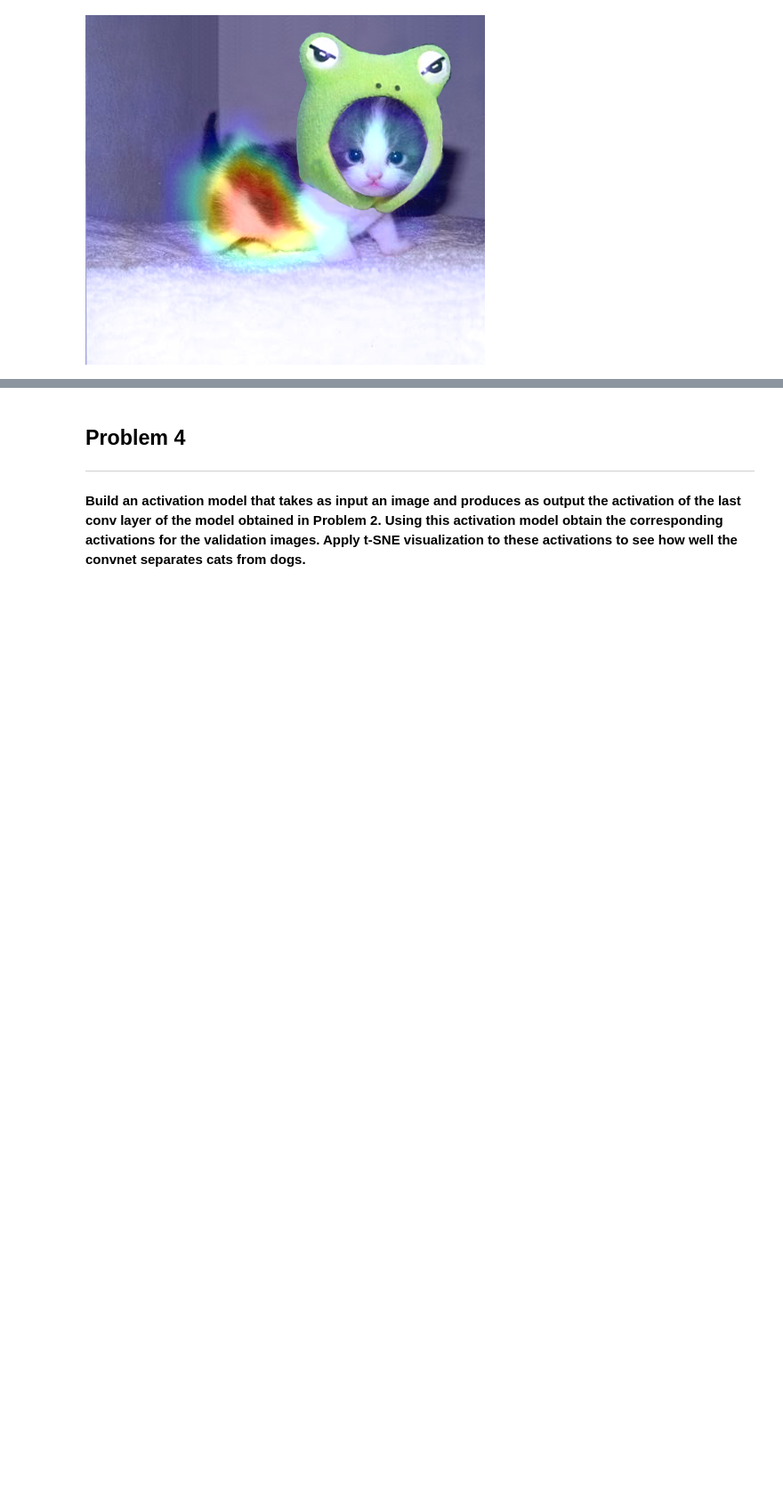
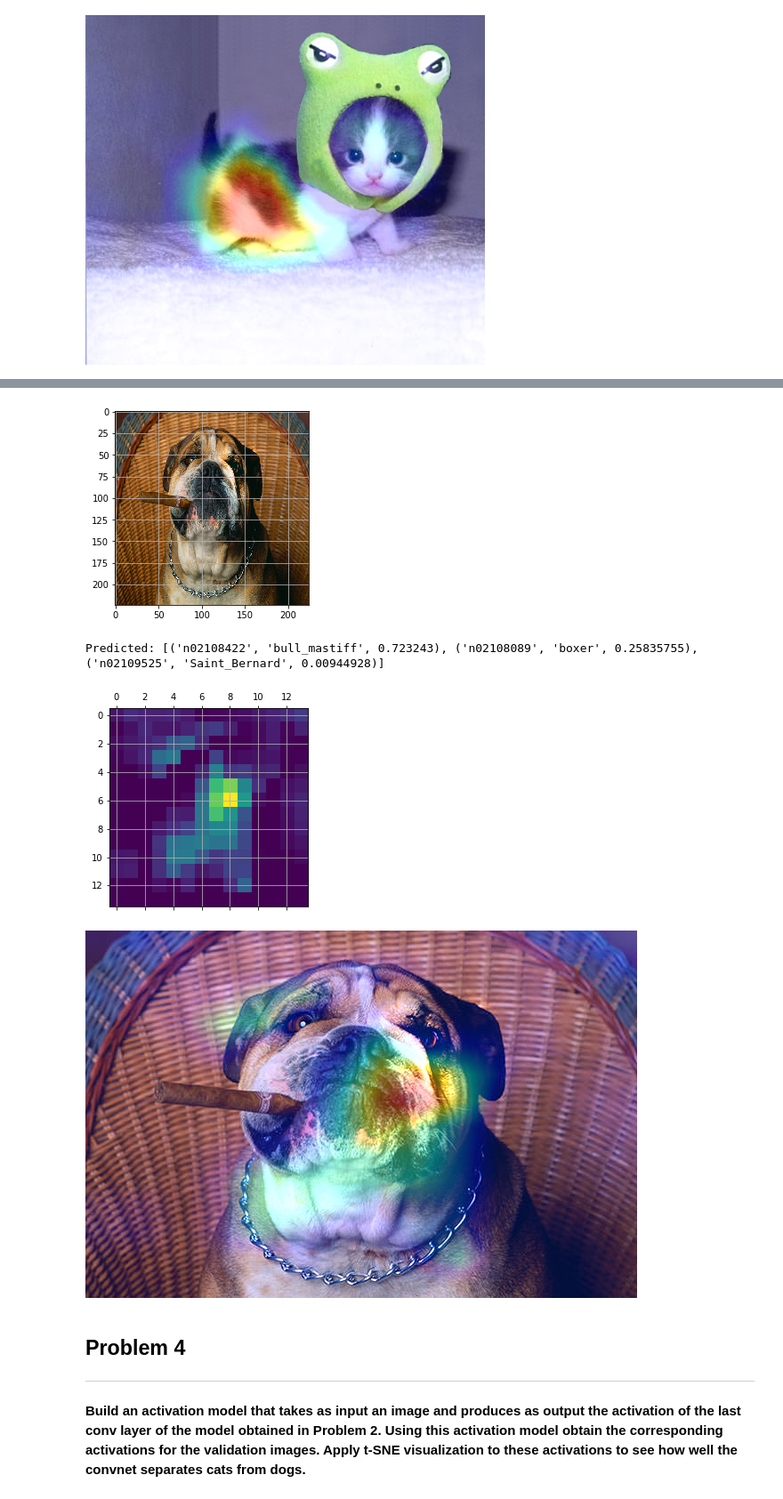
Before and after one commit to MahdiZaman/Spring2019-CAP5610, a Jupyter notebook: ml_hw3.ipynb, the cells around one changed output, grey strips where cells are left out. Shown at 89% size. Cells and saved outputs as stored; diff of their text form; code cells hidden in the pictures; blank space fills up the shorter version.

```diff
--- a/ml_hw3.ipynb
+++ b/ml_hw3.ipynb
@@ -682,3 +705,10 @@ Predicted: [('n02110185', 'Siberian_husky', 0.1126513), ('n02808304', 'bath_towe
+# %%
+process_image(img_path5)
+# %% [output]
+[figure, added]
+Predicted: [('n02108422', 'bull_mastiff', 0.723243), ('n02108089', 'boxer', 0.25835755), ('n02109525', 'Saint_Bernard', 0.00944928)]
+[figure, added]
+[figure, added]
 # %% [markdown]
 ## Problem **4**
 
```
Also changed, not shown: parts of 5 cells of this notebook.
